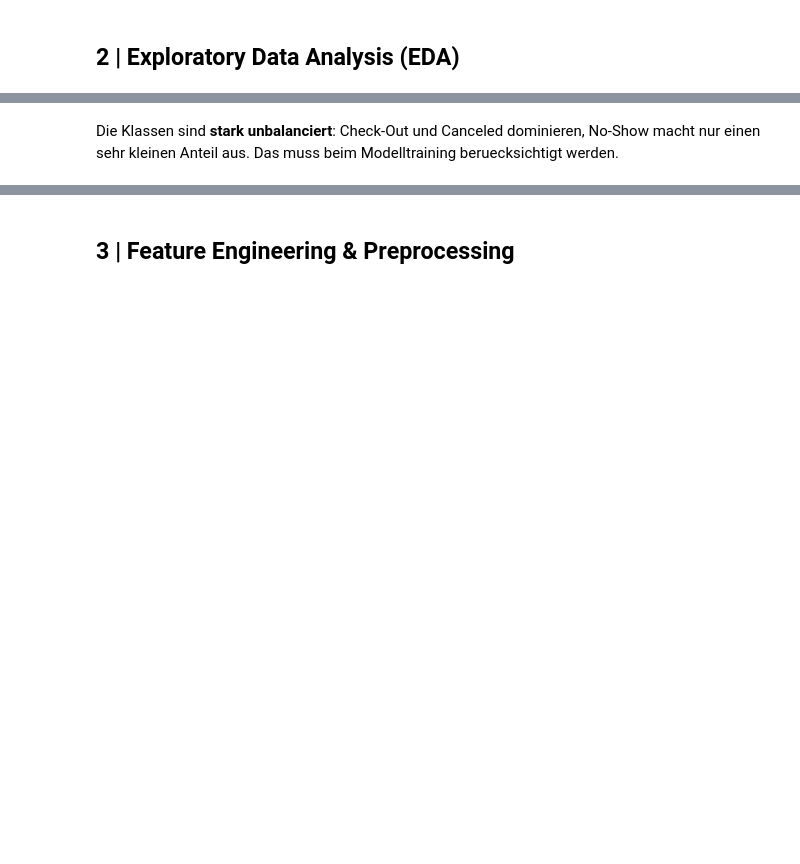
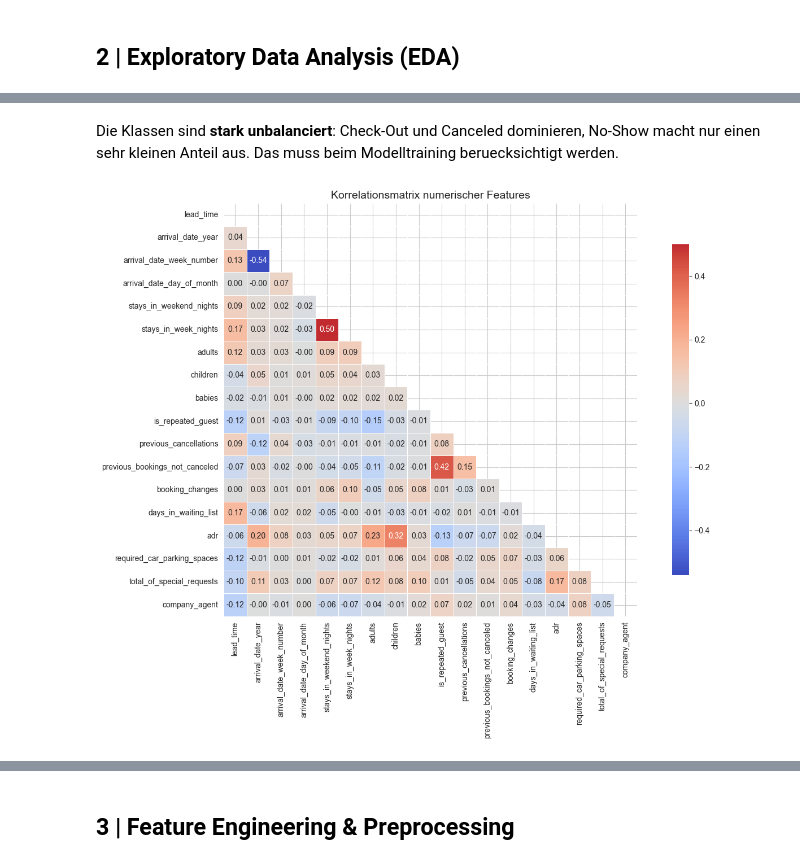
Before and after one commit to dan-am/machine_learning_DSM, a Jupyter notebook: notebooks/03_hotel_bookings_supervised.ipynb, the cells around one changed output, grey strips where cells are left out. Drawn from its saved outputs; the diff is of its cells as text; code cells hidden in the pictures; blank space fills up the shorter version.

```diff
--- a/notebooks/03_hotel_bookings_supervised.ipynb
+++ b/notebooks/03_hotel_bookings_supervised.ipynb
@@ -13,5 +98,20 @@ df.info()
 # %% [markdown]
-Die Klassen sind **stark unbalanciert**: Check-Out und Canceled dominieren, No-Show macht nur einen sehr kleinen Anteil aus. Das muss beim Modelltraining beruecksichtigt werden.
+Die Klassen sind **stark unbalanciert**: Check-Out und Canceled dominieren,
+No-Show macht nur einen sehr kleinen Anteil aus. Das muss beim Modelltraining beruecksichtigt werden.
 # %%
-# Korrelation numerischer Featuresnum_cols = df.select_dtypes(include=[np.number]).columns.tolist()# Leakage-Spalten ausschliessennum_cols = [c for c in num_cols if c not in hb_cfg['drop_columns']]plt.figure(figsize=(14, 10))corr = df[num_cols].corr()mask = np.triu(np.ones_like(corr, dtype=bool))sns.heatmap(corr, mask=mask, annot=True, fmt='.2f', cmap='coolwarm',            center=0, square=True, linewidths=0.5, cbar_kws={'shrink': 0.8})plt.title('Korrelationsmatrix numerischer Features', fontsize=14)plt.tight_layout()plt.show()
+# Korrelation numerischer Features
+num_cols = df.select_dtypes(include=[np.number]).columns.tolist()
+# Leakage-Spalten ausschliessen
+num_cols = [c for c in num_cols if c not in hb_cfg['drop_columns']]
+
+plt.figure(figsize=(14, 10))
+corr = df[num_cols].corr()
+mask = np.triu(np.ones_like(corr, dtype=bool))
+sns.heatmap(corr, mask=mask, annot=True, fmt='.2f', cmap='coolwarm',
+            center=0, square=True, linewidths=0.5, cbar_kws={'shrink': 0.8})
+plt.title('Korrelationsmatrix numerischer Features', fontsize=14)
+plt.tight_layout()
+plt.show()
+# %% [output]
+[figure, added]
 # %%
```
Also changed, not shown: parts of 17 cells of this notebook.
